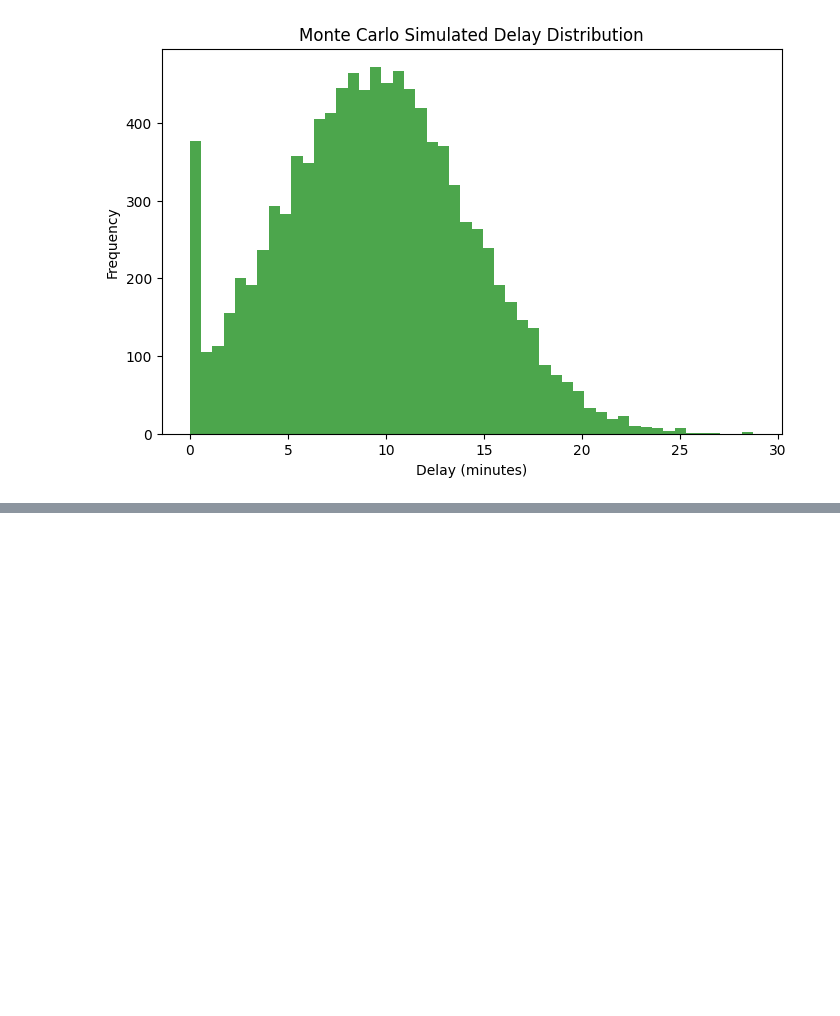
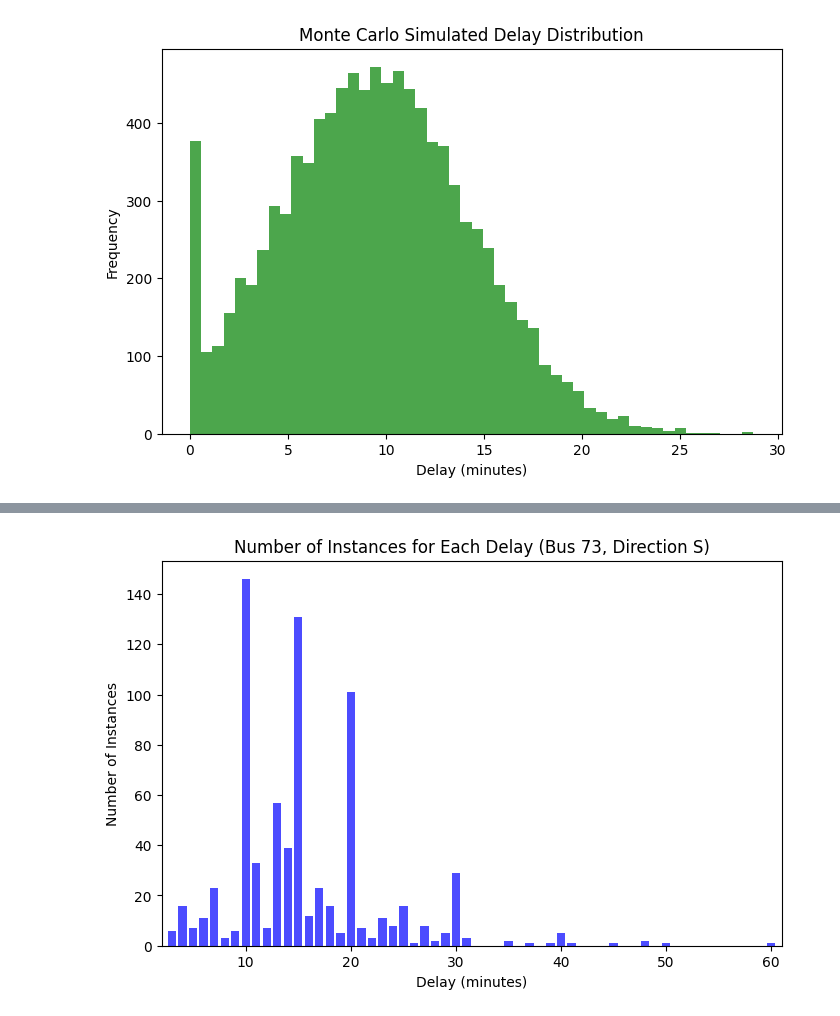
Before and after one commit to nazary1212/4401Proj, a Jupyter notebook: bus_number_delays.ipynb, the cells around one changed output, grey strips where cells are left out. Saved outputs shown, nothing was run; the diff lists cells and outputs as text; code cells hidden in the pictures; blank space fills up the shorter version.

Commit message:
Add bus delays  with Monte Carlo sim

```diff
--- a/bus_number_delays.ipynb
+++ b/bus_number_delays.ipynb
@@ -142,3 +142,102 @@ Minimum Simulated Delay: 0.00 minutes
 Maximum Simulated Delay: 28.76 minutes
 Average Simulated Delay: 9.45 minutes
 [figure]
+# %%
+import pandas as pd
+import numpy as np
+import matplotlib.pyplot as plt
+
+from routeExtract import extract_bus_numbers, extract_bus_directions, extract_transit_steps, get_transit_routes
+
+def plot_delay_distribution(bus_number, direction_input, data):
+    bus_data = data[data['route_num'] == bus_number]
+    direction_data = bus_data[bus_data['direction_simp'] == direction_input]
+
+    if direction_data.empty:
+        print(f"No data found for bus number {bus_number} and direction {direction_input}.")
+        return None, None
+
+    direction_data_filtered = direction_data[direction_data['delay_min'] <= 60]
+
+    mean_delay = direction_data_filtered['delay_min'].mean()
+    std_delay = direction_data_filtered['delay_min'].std()
+
+    print(f"\n[Bus {bus_number}, Direction {direction_input}]")
+    print(f"Mean Delay: {mean_delay:.2f} minutes")
+    print(f"Standard Deviation: {std_delay:.2f} minutes")
+
+    delay_counts = direction_data_filtered['delay_min'].value_counts().sort_index()
+
+    plt.figure(figsize=(8, 5))
+    plt.bar(delay_counts.index, delay_counts.values, color='blue', alpha=0.7)
+    plt.xlim(min(delay_counts.index) - 1, max(delay_counts.index) + 1)
+    plt.title(f"Number of Instances for Each Delay (Bus {bus_number}, Direction {direction_input})")
+    plt.xlabel('Delay (minutes)')
+    plt.ylabel('Number of Instances')
+    plt.show()
+
+    return mean_delay, std_delay
+
+def run_monte_carlo_simulation(mean, std_dev, num_simulations=10000):
+    np.random.seed(42)
+    simulated_delays = np.random.normal(loc=mean, scale=std_dev, size=num_simulations)
+    simulated_delays = np.clip(simulated_delays, a_min=0, a_max=None)
+
+    min_delay = np.min(simulated_delays)
+    max_delay = np.max(simulated_delays)
+    avg_delay = np.mean(simulated_delays)
+
+    print("Monte Carlo Simulation Results:")
+    print(f"Min Delay: {min_delay:.2f} min | Max Delay: {max_delay:.2f} min | Avg Delay: {avg_delay:.2f} min")
+
+    plt.figure(figsize=(8, 5))
+    plt.hist(simulated_delays, bins=50, color='green', alpha=0.7)
+    plt.title("Monte Carlo Simulated Delay Distribution")
+    plt.xlabel("Delay (minutes)")
+    plt.ylabel("Frequency")
+    plt.show()
+
+    return min_delay, avg_delay, max_delay
+
+
+# Load the CSV file
+data = pd.read_csv('bus_cleaned.csv')
+
+# Get bus numbers and directions from your API-based functions
+API_KEY = "SE8BzcNeqwzk2XIkWJbAcKE0m27BIbTB2fzwSVfEOAE"
+origin = "43.67913,-79.51035"
+destination = "43.45581,-79.68252"
+
+bus_numbers = extract_bus_numbers(API_KEY, origin, destination)
+bus_directions = extract_bus_directions(API_KEY, origin, destination)
+
+# Ensure lists are same length
+if len(bus_numbers) != len(bus_directions):
+    print("Mismatch in bus number and direction list lengths.")
+else:
+    results = []
+
+    for bus_num, direction in zip(bus_numbers, bus_directions):
+        # Convert direction to single-letter uppercase (e.g., 'north' -> 'N')
+        dir_short = direction[0].upper() if direction else None
+        if dir_short is None:
+            print(f"Skipping bus {bus_num} due to unknown direction.")
+            continue
+
+        mean, std_dev = plot_delay_distribution(int(bus_num), dir_short, data)
+
+        if mean is not None and std_dev is not None:
+            min_d, avg_d, max_d = run_monte_carlo_simulation(mean, std_dev)
+            results.append({
+                'bus': bus_num,
+                'direction': dir_short,
+                'min_delay': min_d,
+                'avg_delay': avg_d,
+                'max_delay': max_d
+            })
+
+    # Optionally print summary table
+    print("\n========= Summary of Monte Carlo Delay Results =========")
+    for res in results:
+        print(f"Bus {res['bus']} ({res['direction']}): Min={res['min_delay']:.2f}, Avg={res['avg_delay']:.2f}, Max={res['max_delay']:.2f}")
+# %% [output]
@@ -144,0 +247 @@ Average Simulated Delay: 9.45 minutes
+[figure, added]
```
Also changed, not shown: parts of 1 cell of this notebook, 1 other file.
